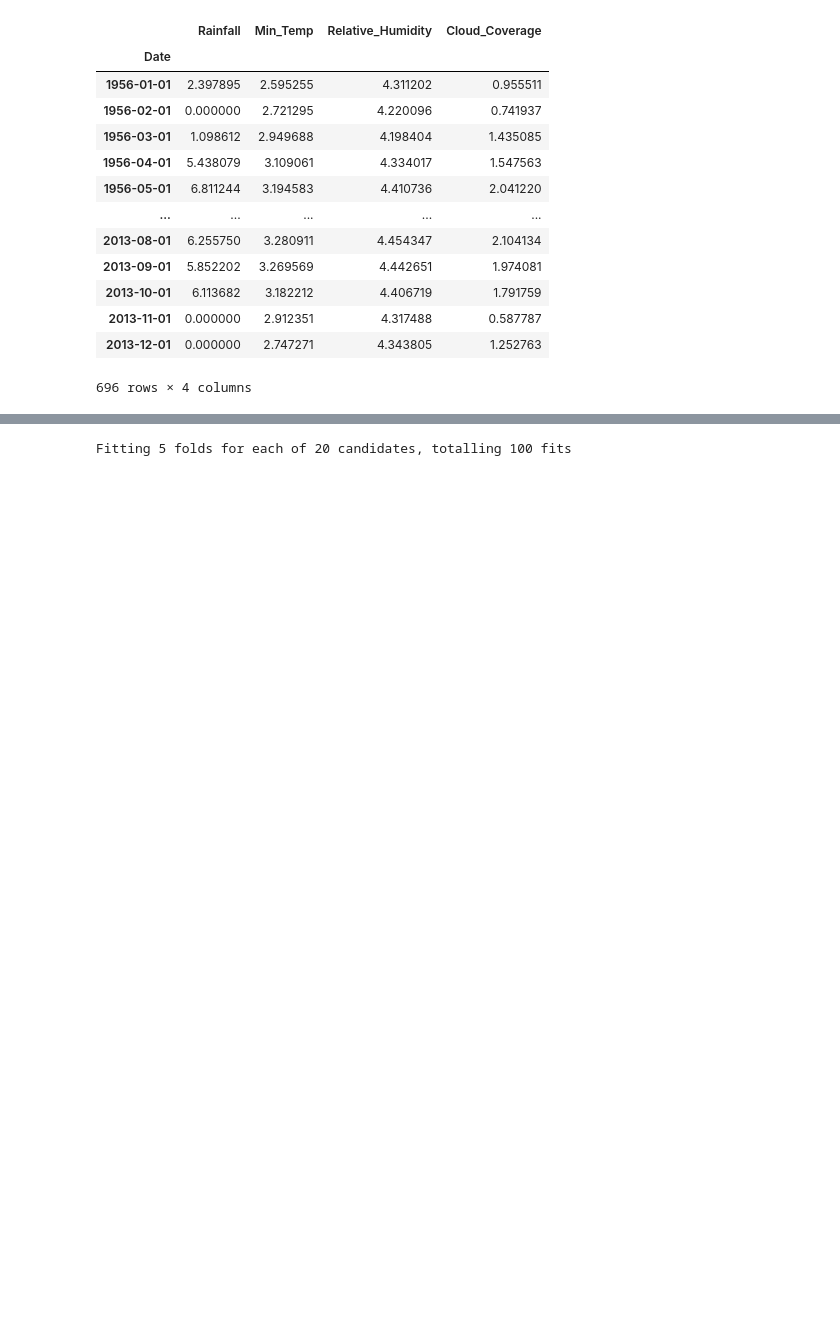
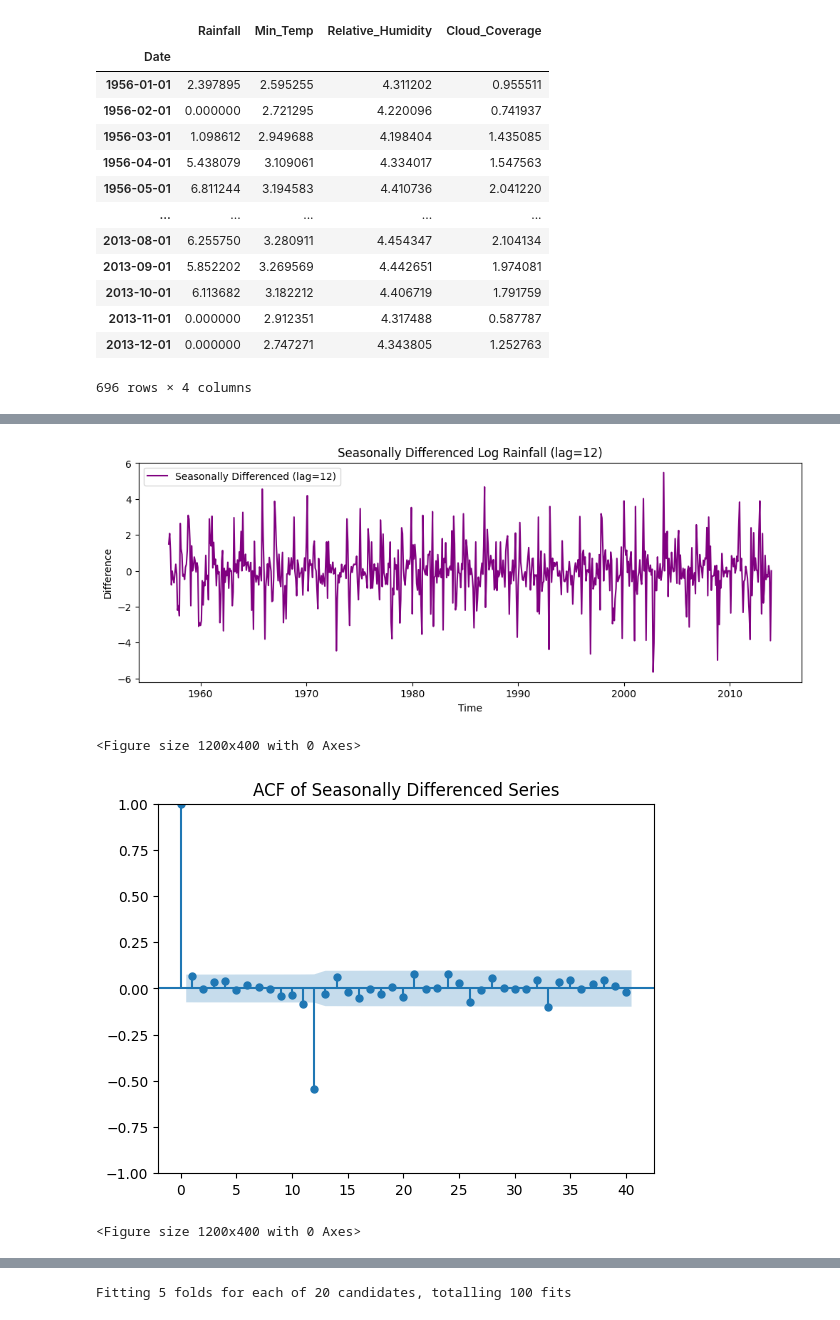
Before and after one commit to tasmianiha/ML-projects, a Jupyter notebook: SylhetFloodPrediction.ipynb, the cells around one changed output, grey strips where cells are left out. Cells and saved outputs as stored; diff of their text form; code cells hidden in the pictures; blank space fills up the shorter version.

```diff
--- a/SylhetFloodPrediction.ipynb
+++ b/SylhetFloodPrediction.ipynb
@@ -377,0 +430,37 @@ df_log
+# %%
+import pandas as pd
+import matplotlib.pyplot as plt
+from statsmodels.graphics.tsaplots import plot_acf, plot_pacf
+
+# Assume df_log['Rainfall'] is your log-transformed rainfall series
+rainfall_log = df_log['Rainfall']
+
+# --- Apply seasonal differencing ---
+# For monthly data with yearly seasonality, period=12
+seasonal_diff = rainfall_log.diff(12).dropna()
+
+# --- Plot seasonally differenced series ---
+plt.figure(figsize=(12, 4))
+plt.plot(seasonal_diff, color='purple', label="Seasonally Differenced (lag=12)")
+plt.title("Seasonally Differenced Log Rainfall (lag=12)")
+plt.xlabel("Time")
+plt.ylabel("Difference")
+plt.legend()
+plt.show()
+
+# --- ACF ---
+plt.figure(figsize=(12, 4))
+plot_acf(seasonal_diff, lags=40)
+plt.title("ACF of Seasonally Differenced Series")
+plt.show()
+
+# --- PACF ---
+plt.figure(figsize=(12, 4))
+plot_pacf(seasonal_diff, lags=40, method='ywm')
+plt.title("PACF of Seasonally Differenced Series")
+plt.show()
+# %% [output]
+[figure, added]
+<Figure size 1200x400 with 0 Axes>
+[figure, added]
+<Figure size 1200x400 with 0 Axes>
```
Also changed, not shown: parts of 13 cells of this notebook.
